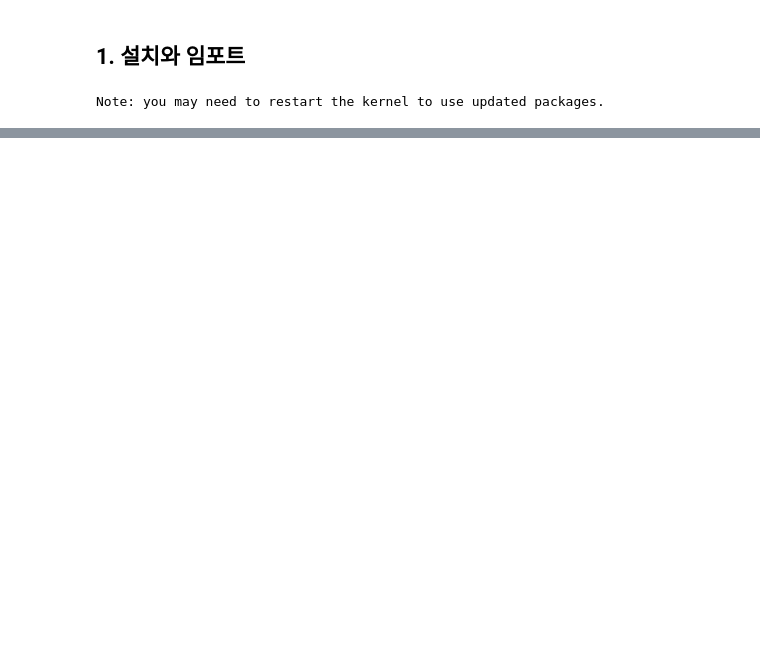
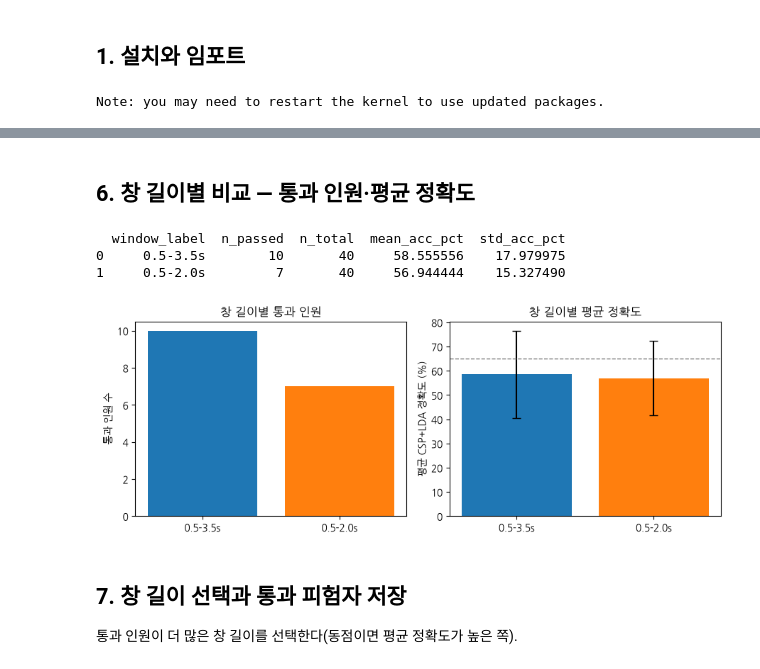
Before and after one commit to gyounglin904/eeg-snn-encoding, a Jupyter notebook: notebooks/02_sanity_check.ipynb, the cells around one changed output, grey strips where cells are left out. Saved outputs shown, nothing was run; the diff lists cells and outputs as text; code cells hidden in the pictures; blank space fills up the shorter version.

```diff
--- a/notebooks/02_sanity_check.ipynb
+++ b/notebooks/02_sanity_check.ipynb
@@ -143,0 +74,21 @@ plt.legend(); plt.tight_layout(); plt.show()
+# %%
+gate_rows = []
+
+for window_key, cfg in WINDOW_FILES.items():
+    npz = np.load(cfg['path'])
+    X, y, subject_ids, fs = npz['X'], npz['y'], npz['subject_ids'], int(npz['fs'])
+    X_mu = bandpass_filter(X, fs, MU_BAND)
+
+    for subject_id in sorted(set(subject_ids.tolist())):
+        mask = subject_ids == subject_id
+        acc = csp_lda_accuracy(X_mu[mask], y[mask])
+        gate_rows.append({
+            'window': window_key,
+            'window_label': cfg['label'],
+            'subject_id': subject_id,
+            'csp_lda_acc': acc,
+        })
+        print(f"[{cfg['label']}] S{subject_id:02d}: {acc*100:5.1f}%")
+
+gate_df = pd.DataFrame(gate_rows)
+gate_df['passed'] = gate_df['csp_lda_acc'] >= PASS_THRESHOLD   # 불리언 비교 (if 없이)
@@ -143,0 +113,33 @@ plt.legend(); plt.tight_layout(); plt.show()
+# %% [markdown]
+## 6. 창 길이별 비교 — 통과 인원·평균 정확도
+# %%
+compare = gate_df.groupby(['window', 'window_label'], as_index=False).agg(
+    n_passed=('passed', 'sum'),
+    n_total=('passed', 'count'),
+    mean_acc=('csp_lda_acc', 'mean'),
+    std_acc=('csp_lda_acc', 'std'),
+)
+compare['mean_acc_pct'] = compare['mean_acc'] * 100
+compare['std_acc_pct'] = compare['std_acc'] * 100
+
+print(compare[['window_label', 'n_passed', 'n_total', 'mean_acc_pct', 'std_acc_pct']])
+
+fig, (ax0, ax1) = plt.subplots(1, 2, figsize=(9, 3.5))
+ax0.bar(compare['window_label'], compare['n_passed'], color=['tab:blue', 'tab:orange'])
+ax0.set_ylabel('통과 인원 수'); ax0.set_title('창 길이별 통과 인원')
+
+ax1.bar(compare['window_label'], compare['mean_acc_pct'], yerr=compare['std_acc_pct'],
+        capsize=4, color=['tab:blue', 'tab:orange'])
+ax1.axhline(PASS_THRESHOLD * 100, color='gray', linestyle='--', linewidth=1)
+ax1.set_ylabel('평균 CSP+LDA 정확도 (%)'); ax1.set_title('창 길이별 평균 정확도')
+
+plt.tight_layout(); plt.show()
+# %% [output]
+  window_label  n_passed  n_total  mean_acc_pct  std_acc_pct
+0     0.5-3.5s        10       40     58.555556    17.979975
+1     0.5-2.0s         7       40     56.944444    15.327490
+[figure, added]
+# %% [markdown]
+## 7. 창 길이 선택과 통과 피험자 저장
+
+통과 인원이 더 많은 창 길이를 선택한다(동점이면 평균 정확도가 높은 쪽).
```
Also changed, not shown: parts of 24 cells of this notebook, 2 other files.
